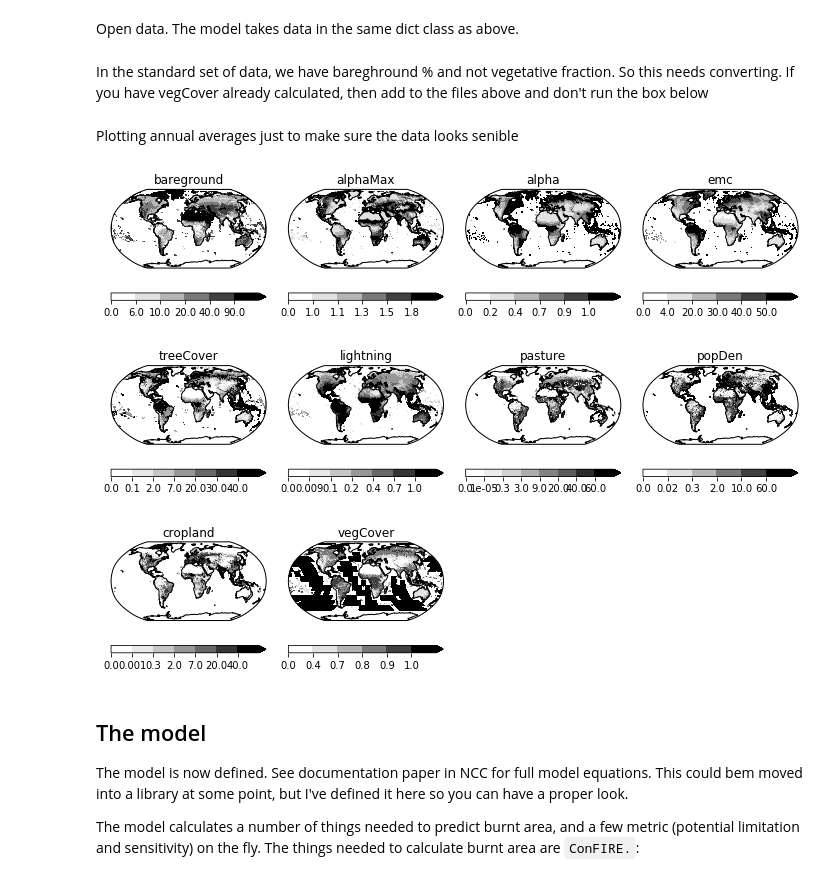
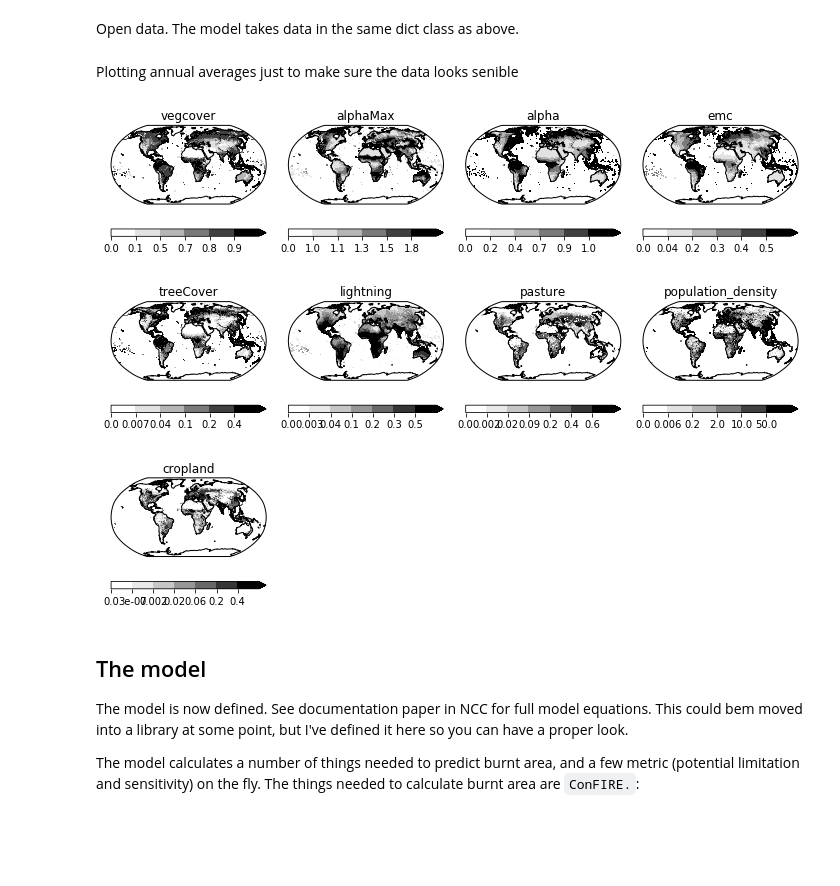
Before and after one commit to douglask3/UKESM-ConFire, a Jupyter notebook: notebooks/make_model_output.ipynb, the cells around one changed output. Drawn from its saved outputs; the diff is of its cells as text; code cells hidden in the pictures; blank space fills up the shorter version.

```diff
--- a/notebooks/make_model_output.ipynb
+++ b/notebooks/make_model_output.ipynb
@@ -28,17 +83,17 @@ The autoreload extension is already loaded. To reload it, use:
 
 Just needs to say where all the data is stored and fill out a netcdf or pp file for input.
 # %%
-dir = '../data/driving_data/'
+dir = '../data/driving_data2/'
 
-files = {'bareground': 'bareground2000-2014.nc',
-         'alphaMax'  : 'alpha_12monthMax2000-2014.nc',
-         'alpha'     : 'alpha2000-2014.nc',
-         'emc'       : 'emc2000-2014.nc',
-         'treeCover' : 'treecover2000-2014.nc',
-         'lightning' : 'lightning_ignitions2000-2014.nc',
-         'pasture'   : 'pasture2000-2014.nc',
-         'popDen'    : 'population_density2000-2014.nc',
-         'cropland'  : 'cropland2000-2014.nc'}
+files = {'vegcover'           : 'vegcover2000-2014.nc',
+         'alphaMax'           : 'alpha_12monthMax2000-2014.nc',
+         'alpha'              : 'alpha2000-2014.nc',
+         'emc'                : 'emc2000-2014.nc',
+         'treeCover'          : 'treecover2000-2014.nc',
+         'lightning'          : 'lightning_ignitions2000-2014.nc',
+         'pasture'            : 'pasture2000-2014.nc',
+         'population_density' : 'population_density2000-2014.nc',
+         'cropland'           : 'cropland2000-2014.nc'}
 
 param_file= '../outputs/params-test.csv'
 # %% [markdown]
@@ -53,26 +108,21 @@ for key, file in files.items():
 
 
 params = pd.read_csv(param_file)
-# %% [markdown]
-In the standard set of data, we have bareghround % and not vegetative fraction. So this needs converting. If you have vegCover already calculated, then add to the files above and don't run the box below
-# %%
-input_data["vegCover"] = input_data["bareground"].copy()
-input_data["vegCover"].data = (100 - input_data["vegCover"].data) / 100
 # %% [markdown]
 Plotting annual averages just to make sure the data looks senible
 # %%
 nd = 0
 
 plt.figure(figsize = (10, 7.5))
 
 for key, dat in input_data.items():
     nd = nd + 1
-    dat = dat.collapsed('z', iris.analysis.MEAN)
+    dat = dat.collapsed('time', iris.analysis.MEAN)
     dat.long_name = key
     plot_lonely_cube(dat, 3, 4, nd, cmap = 'Greys', levels = None)
     #lt.show()
 # %% [output]
-[figure, old version]
+[figure, new version]
 # %% [markdown]
 ## The model
 The model is now defined. See documentation paper in NCC for full model equations. This could bem moved into a library at some point, but I've defined it here so you can have a proper look.
```
Also changed, not shown: parts of 9 cells of this notebook, 1 other file.
